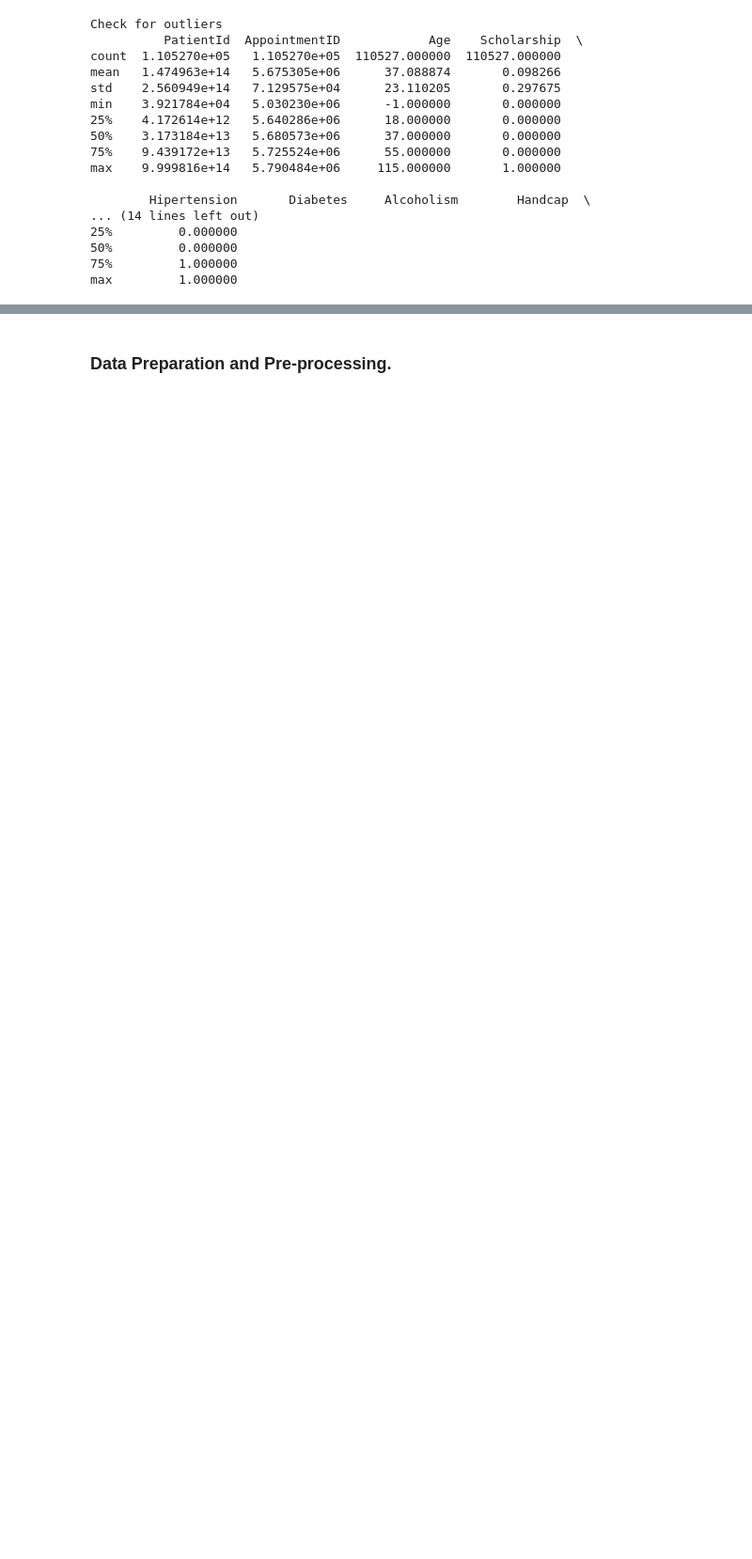
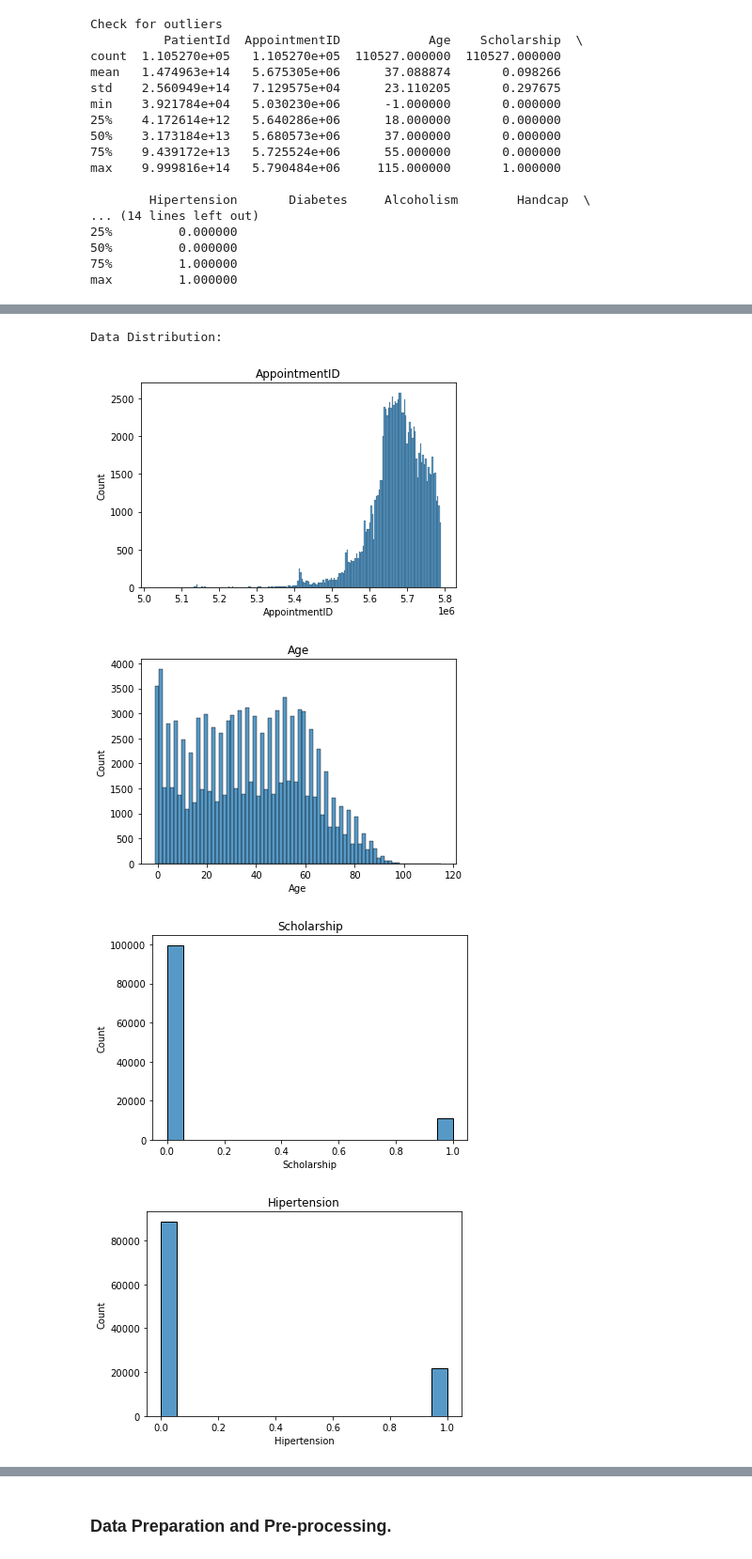
Before and after one commit to philipobiorah/no_show_appointments, a Jupyter notebook: No_show_appointments.ipynb, the cells around one changed output, grey strips where cells are left out. Shown at 94% size. Saved outputs shown, nothing was run; the diff lists cells and outputs as text; code cells hidden in the pictures; blank space fills up the shorter version.

Commit message:
data preparation

```diff
--- a/No_show_appointments.ipynb
+++ b/No_show_appointments.ipynb
@@ -111,0 +205,20 @@ max         1.000000
+# %%
+#Let check the data distribution
+print("\nData Distribution: ")
+# %% [output]
+Data Distribution:
+# %%
+df_numeric_cols = df.select_dtypes(include='int64')
+df_numeric_cols
+for col in df_numeric_cols:
+    print("\n")
+    plt.figure()
+    sns.histplot(data=df, x = col)
+    plt.title(col)
+    plt.show()
+    print('\n')
+# %% [output]
+[figure, added]
+[figure, added]
+[figure, added]
+[figure, added]
```
Also changed, not shown: parts of 16 cells of this notebook.
